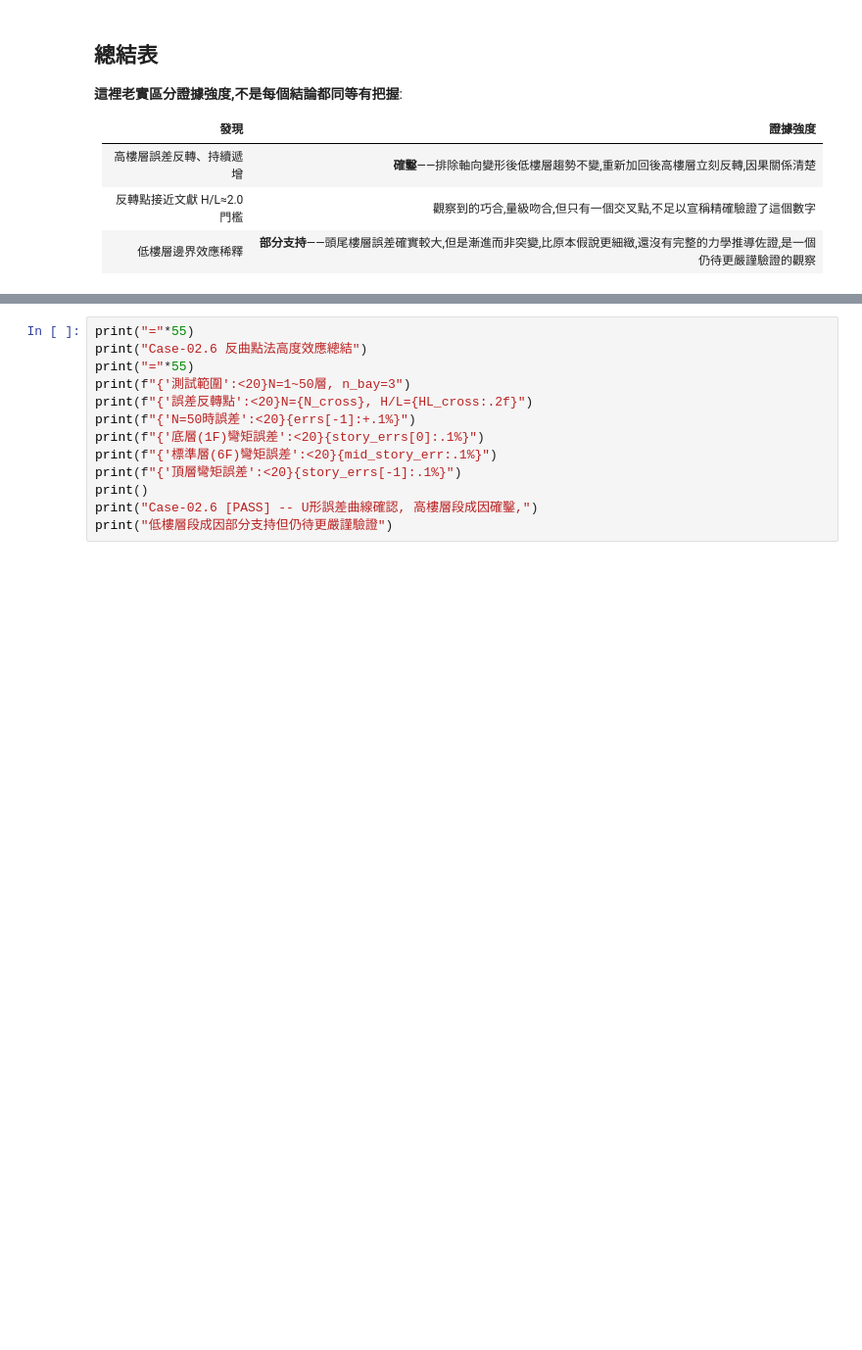
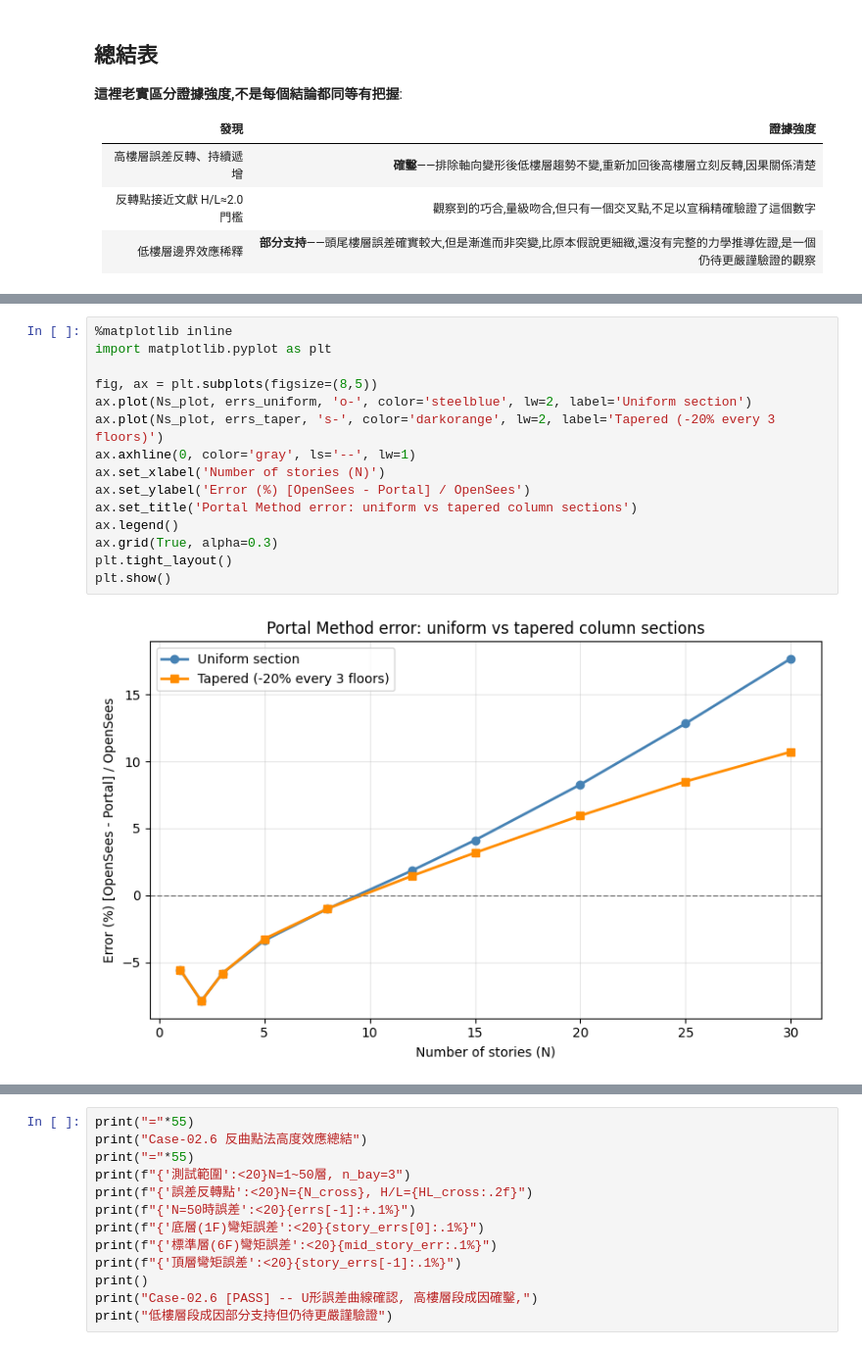
Before and after one commit to zhixiu0223/taiwan-seismic-code-calc, a Jupyter notebook: notebooks/case02_6_portal_method_height_effect.ipynb, the cells around one changed output, grey strips where cells are left out. Shown at 98% size. Cells and saved outputs as stored; diff of their text form; blank space fills up the shorter version.

```diff
--- a/notebooks/case02_6_portal_method_height_effect.ipynb
+++ b/notebooks/case02_6_portal_method_height_effect.ipynb
@@ -319,0 +465,17 @@ plt.show()
+# %%
+%matplotlib inline
+import matplotlib.pyplot as plt
+
+fig, ax = plt.subplots(figsize=(8,5))
+ax.plot(Ns_plot, errs_uniform, 'o-', color='steelblue', lw=2, label='Uniform section')
+ax.plot(Ns_plot, errs_taper, 's-', color='darkorange', lw=2, label='Tapered (-20% every 3 floors)')
+ax.axhline(0, color='gray', ls='--', lw=1)
+ax.set_xlabel('Number of stories (N)')
+ax.set_ylabel('Error (%) [OpenSees - Portal] / OpenSees')
+ax.set_title('Portal Method error: uniform vs tapered column sections')
+ax.legend()
+ax.grid(True, alpha=0.3)
+plt.tight_layout()
+plt.show()
+# %% [output]
+[figure, added]
```
Also changed, not shown: parts of 4 cells of this notebook.
